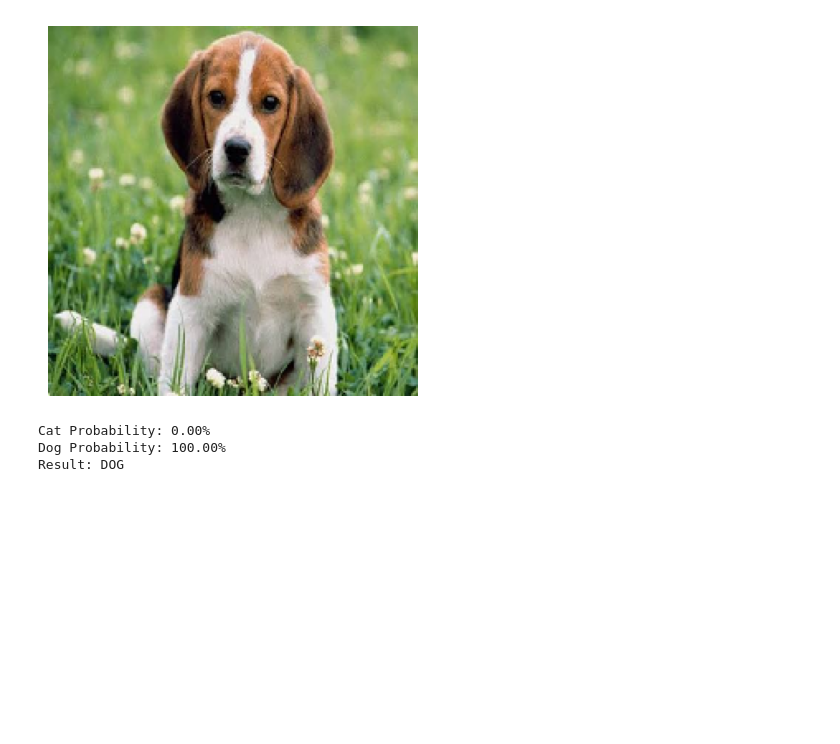
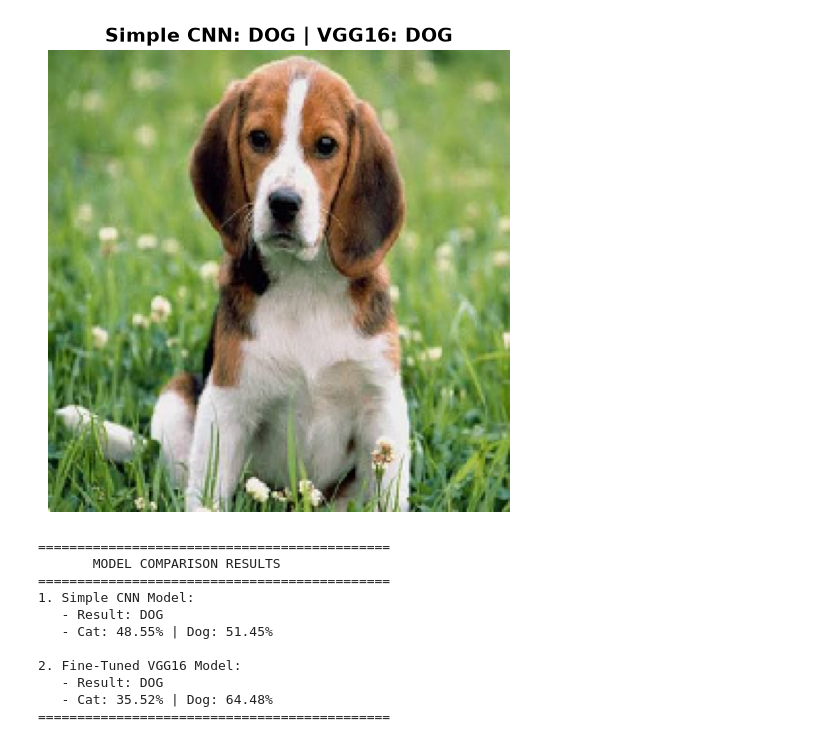
Before and after one commit to Marat176140/dl-foundations, a Jupyter notebook: test_dogs_cats.ipynb, the cells around one changed output. Saved outputs shown, nothing was run; the diff lists cells and outputs as text; code cells hidden in the pictures; blank space fills up the shorter version.

```diff
--- a/test_dogs_cats.ipynb
+++ b/test_dogs_cats.ipynb
@@ -4,30 +4,41 @@ import tensorflow as tf
 from tensorflow.keras.preprocessing import image
 import matplotlib.pyplot as plt
 
-model = tf.keras.models.load_model('models/cats_vs_dogs_model.h5')
+model_simple = tf.keras.models.load_model('models/cats_vs_dogs_model.h5')
+model_vgg = tf.keras.models.load_model('models/vgg16_cats_vs_dogs.h5')
 
 img_path = 'images.jpg'
-
 img = image.load_img(img_path, target_size=(224, 224))
 img_array = image.img_to_array(img)
 img_batch = np.expand_dims(img_array, axis=0)
 
-processed_img = tf.keras.applications.vgg16.preprocess_input(img_batch)
+img_simple_processed = img_batch / 255.0
+pred_simple = model_simple.predict(img_simple_processed)
+cat_prob_simple = pred_simple[0][0] * 100
+dog_prob_simple = pred_simple[0][1] * 100
+res_simple = "DOG" if dog_prob_simple > cat_prob_simple else "CAT"
 
-prediction = model.predict(processed_img)
-cat_probability = prediction[0][0]
-dog_probability = prediction[0][1]
+img_vgg_processed = tf.keras.applications.vgg16.preprocess_input(img_batch.copy())
+pred_vgg = model_vgg.predict(img_vgg_processed)
+cat_prob_vgg = pred_vgg[0][0] * 100
+dog_prob_vgg = pred_vgg[0][1] * 100
+res_vgg = "DOG" if dog_prob_vgg > cat_prob_vgg else "CAT"
 
+plt.figure(figsize=(6, 6))
 plt.imshow(img)
 plt.axis('off')
+plt.title(f"Simple CNN: {res_simple} | VGG16: {res_vgg}", fontsize=14, fontweight='bold')
 plt.show()
 
-print(f"Cat Probability: {cat_probability * 100:.2f}%")
-print(f"Dog Probability: {dog_probability * 100:.2f}%")
-
-if dog_probability > cat_probability:
-    print("Result: DOG")
-else:
-    print("Result: CAT")
+print("=" * 45)
+print("       MODEL COMPARISON RESULTS")
+print("=" * 45)
+print(f"1. Simple CNN Model:")
+print(f"   - Result: {res_simple}")
+print(f"   - Cat: {cat_prob_simple:.2f}% | Dog: {dog_prob_simple:.2f}%\n")
+print(f"2. Fine-Tuned VGG16 Model:")
+print(f"   - Result: {res_vgg}")
+print(f"   - Cat: {cat_prob_vgg:.2f}% | Dog: {dog_prob_vgg:.2f}%")
+print("=" * 45)
 # %% [output]
 WARNING:absl:Compiled the loaded model, but the compiled metrics have yet to be built. `model.compile_metrics` will be empty until you train or evaluate the model.
@@ -35,4 +51,12 @@ WARNING:absl:Compiled the loaded model, but the compiled metrics have yet to be
-[figure, old version]
+[figure, new version]
-Cat Probability: 0.00%
-Dog Probability: 100.00%
-Result: DOG
+=============================================
+       MODEL COMPARISON RESULTS
+=============================================
+1. Simple CNN Model:
+   - Result: DOG
+   - Cat: 48.55% | Dog: 51.45%
+
+2. Fine-Tuned VGG16 Model:
+   - Result: DOG
+   - Cat: 35.52% | Dog: 64.48%
+=============================================
```
Also changed, not shown: parts of 1 cell of this notebook, 1 other file.
